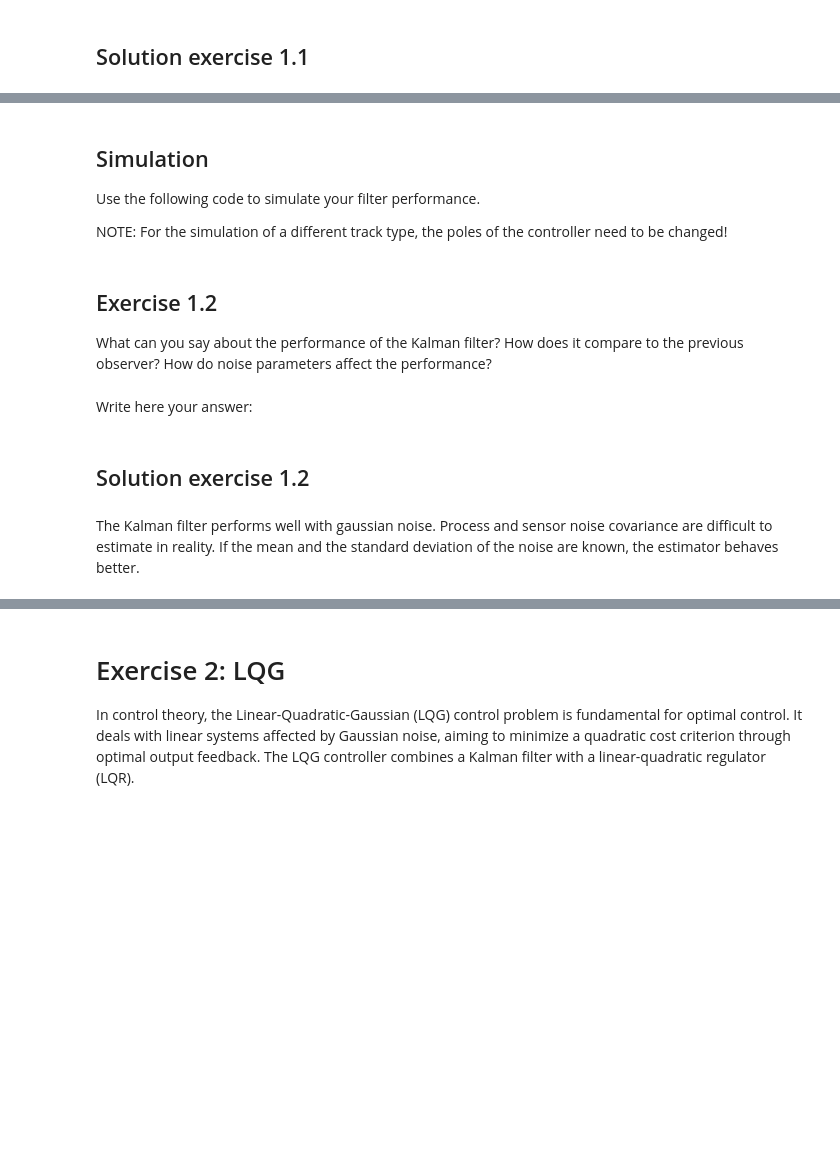
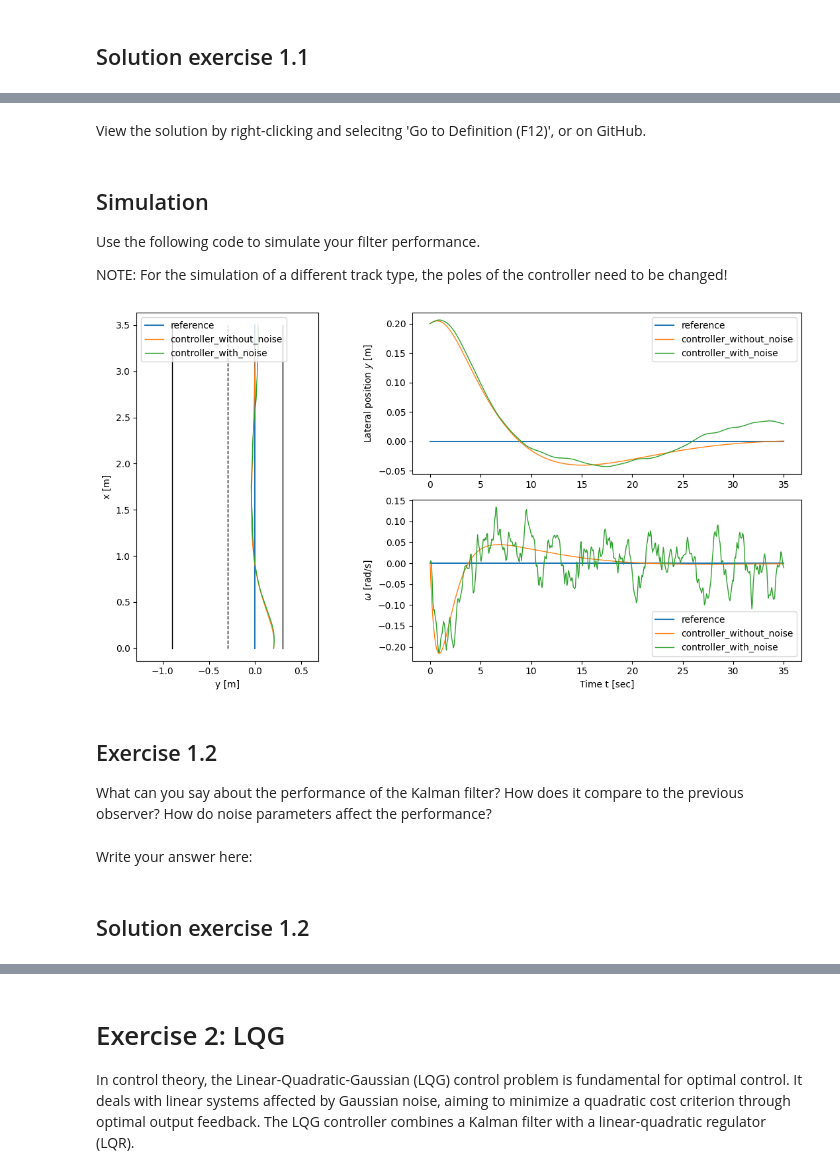
Before and after one commit to idsc-frazzoli/CS2-2024-notebooks, a Jupyter notebook: ps05/CS2-2024-LQG.ipynb, the cells around one changed output, grey strips where cells are left out. Drawn from its saved outputs; the diff is of its cells as text; code cells hidden in the pictures; blank space fills up the shorter version.

Commit message:
done, just missing links and remove sample solutions

```diff
--- a/ps05/CS2-2024-LQG.ipynb
+++ b/ps05/CS2-2024-LQG.ipynb
@@ -555,3 +477,5 @@ else:
+# %% [markdown]
+View the solution by right-clicking and selecitng 'Go to Definition (F12)', or on GitHub.
 # %% [markdown]
 ## Simulation
 Use the following code to simulate your filter performance.
@@ -560,37 +484,37 @@ NOTE: For the simulation of a different track type, the poles of the controller
 # %%
 def simulate_kalman(A: np.array, B: np.array, C: np.array,
              t: np.array, U: np.array, X0: List[float],
              poles: List[float]) -> Tuple[np.array, np.array]:
     K, kr, clsys = place_poles_Ackermann(A=A, B=B, C=C, D=0, poles=poles)
-    L = kalman_filter(A, B, C)
+    L = lqg.sol_kalman_filter(A, B, C, U)
     io_system_params = {'A': A, 'B': B, 'C': C, 'D': 0, 'K': K, 'kr': kr, 'L': L}
     io_closed = get_closed_loop_io_system(io_system_params)
 
     tp, yp, up = ct.input_output_response(io_closed, T=t, U=U, X0=X0, return_x=True)
     return tp, yp
 
 poles_controller = [-1, -1] # Straight path
 #poles_controller = [-2, -2] # Easy/Hard path
 
 x0 = [0.2, 0.1, 0.0, 0.0]
 
 # Reference System: No Noise
 tp, yp = simulate_kalman(A, B, C, t, U_no_noise, x0, poles_controller)
 # System with Kalman Filter
 tp_noise, yp_noise = simulate_kalman(A, B, C, t, U, x0, poles_controller)
 
 t_list = [tp, tp_noise]
 y_list = [yp[0], yp_noise[0]]
 u_list = [yp[1], yp_noise[1]]
-plot_track_multiple_controller(y_curvy[0], y_curvy[1], x_curvy[2], t_list,
+plot_track_multiple_controller3(y_curvy[0], y_curvy[1], x_curvy[2], t_list,
                                w_curvy, y_list, u_list)
+# %% [output]
+[figure, added]
 # %% [markdown]
 ## Exercise 1.2
 
 What can you say about the performance of the Kalman filter? How does it compare to the previous observer? How do noise parameters affect the performance?
 # %% [markdown]
-Write here your answer:
+Write your answer here:
 # %% [markdown]
 ## Solution exercise 1.2
-# %% [markdown]
-The Kalman filter performs well with gaussian noise. Process and sensor noise covariance are difficult to estimate in reality. If the mean and the standard deviation of the noise are known, the estimator behaves better.
```
Also changed, not shown: parts of 43 cells of this notebook.
